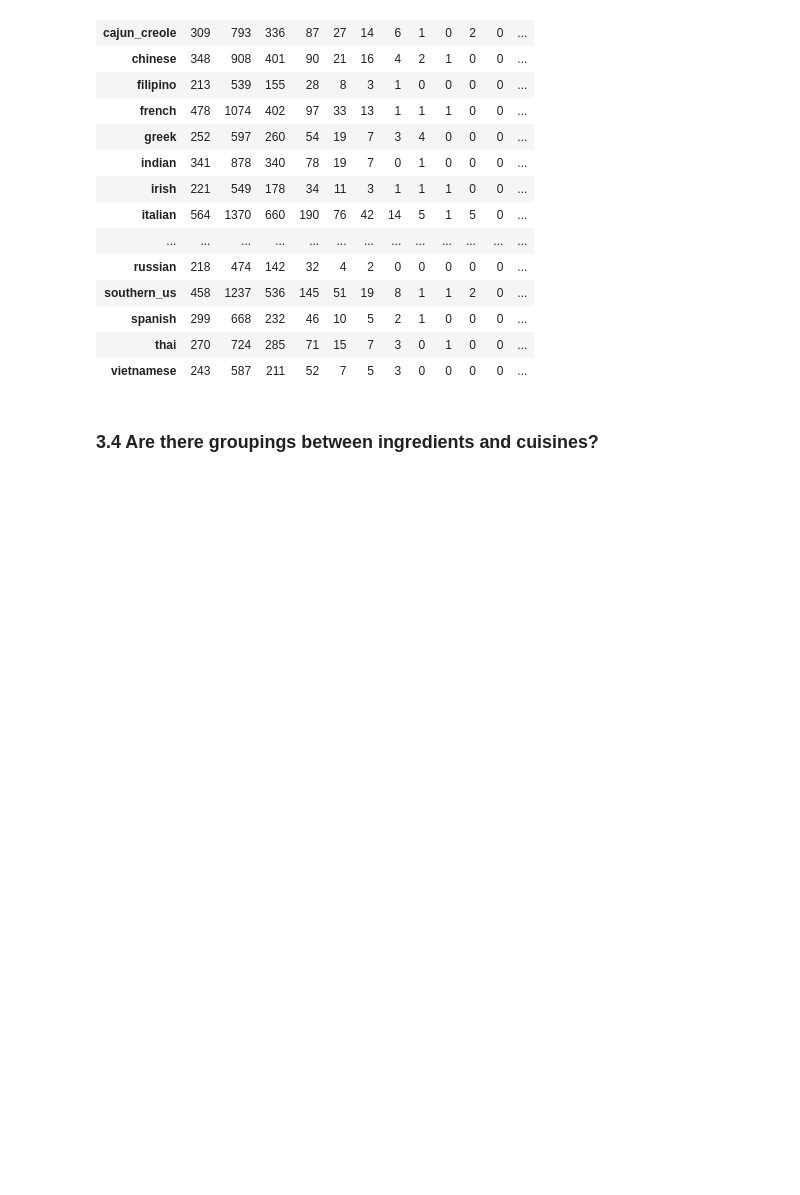
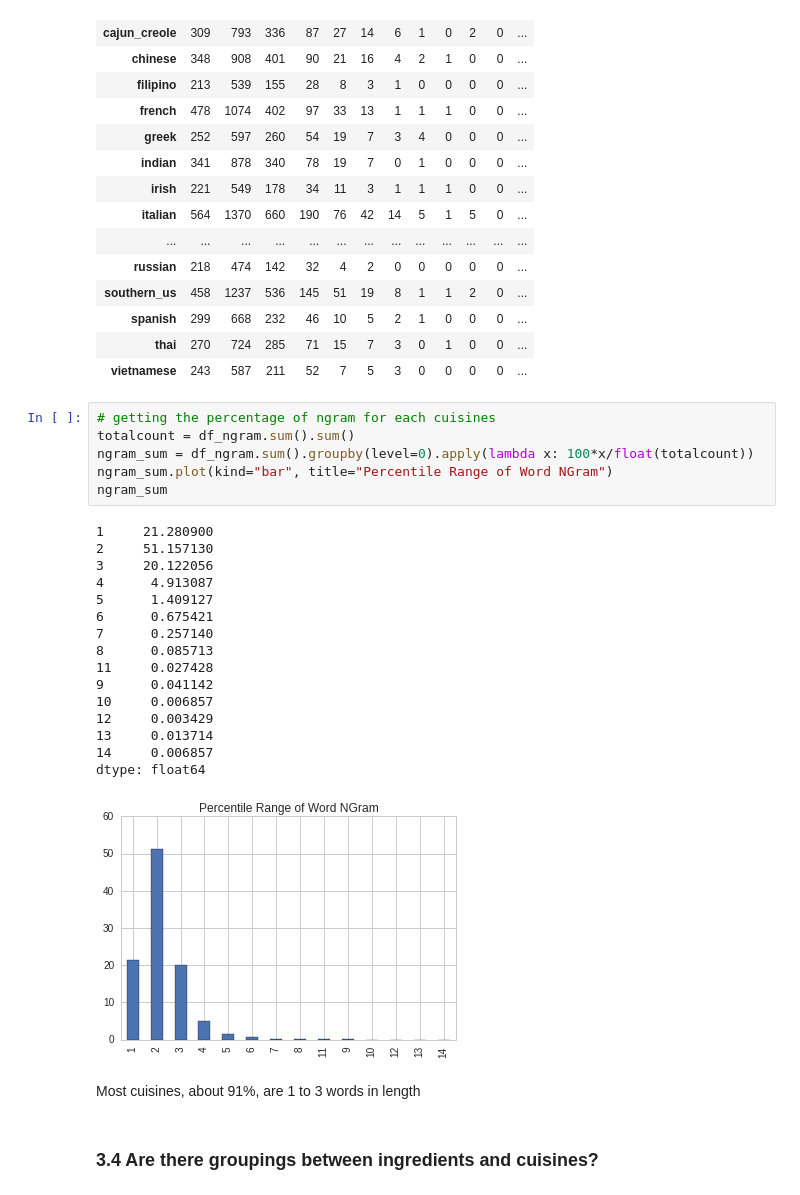
Before and after one commit to bluegrapes/DAT8Coursework, a Jupyter notebook: project2/code/README.ipynb, the cells around one changed output. Drawn from its saved outputs; the diff is of its cells as text; blank space fills up the shorter version.

```diff
--- a/project2/code/README.ipynb
+++ b/project2/code/README.ipynb
@@ -223,6 +229,31 @@ df_ngram
 | spanish | 299 | 668 | 232 | 46 | 10 | 5 | 2 | 1 | 0 | 0 | 0 | ... |
 | thai | 270 | 724 | 285 | 71 | 15 | 7 | 3 | 0 | 1 | 0 | 0 | ... |
 | vietnamese | 243 | 587 | 211 | 52 | 7 | 5 | 3 | 0 | 0 | 0 | 0 | ... |
+# %%
+# getting the percentage of ngram for each cuisines
+totalcount = df_ngram.sum().sum()
+ngram_sum = df_ngram.sum().groupby(level=0).apply(lambda x: 100*x/float(totalcount))
+ngram_sum.plot(kind="bar", title="Percentile Range of Word NGram")
+ngram_sum
+# %% [output]
+1     21.280900
+2     51.157130
+3     20.122056
+4      4.913087
+5      1.409127
+6      0.675421
+7      0.257140
+8      0.085713
+11     0.027428
+9      0.041142
+10     0.006857
+12     0.003429
+13     0.013714
+14     0.006857
+dtype: float64
+[figure, added]
+# %% [markdown]
+Most cuisines, about 91%, are 1 to 3 words in length
 # %% [markdown]
 ### 3.4 Are there groupings between ingredients and cuisines?
 # %%
```
Also changed, not shown: parts of 80 cells of this notebook, 4 other files.
